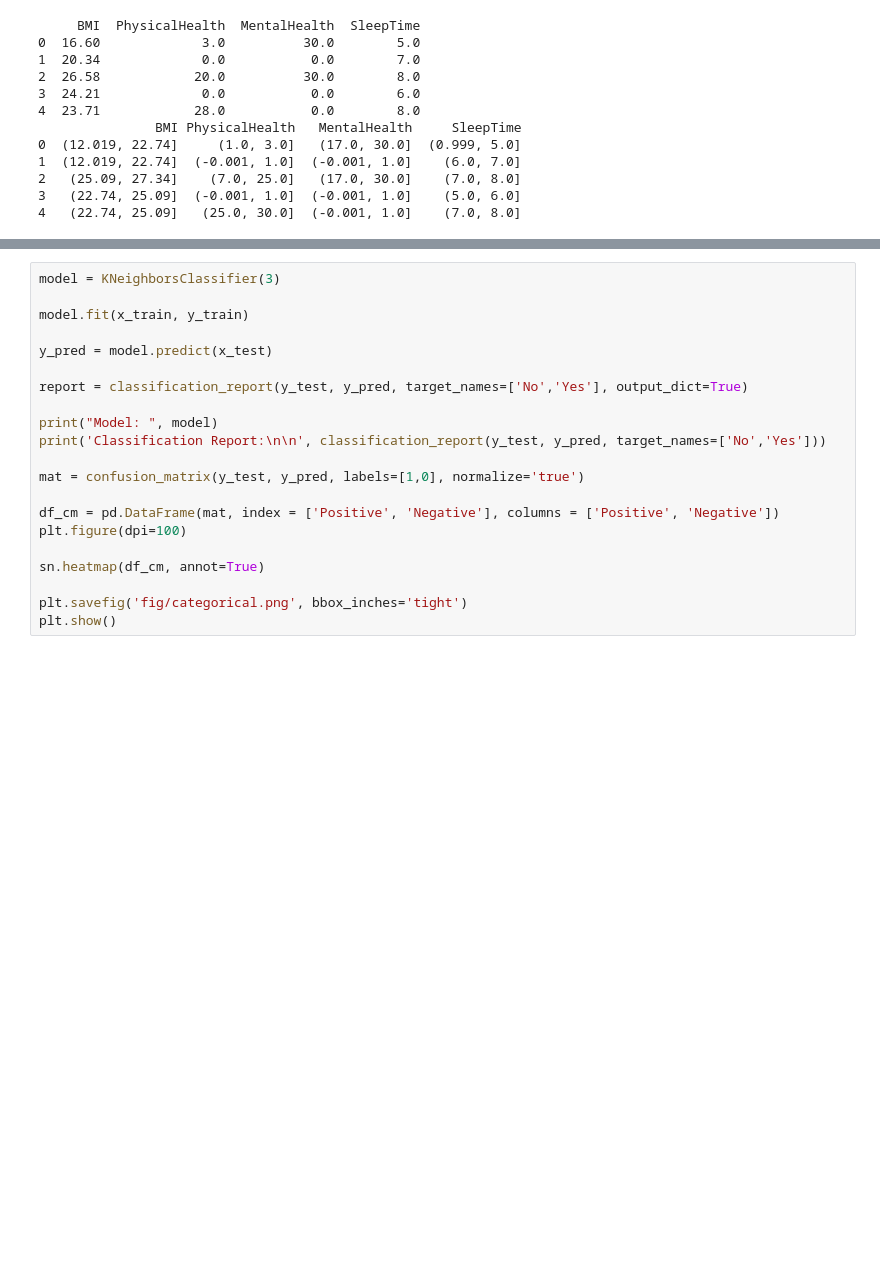
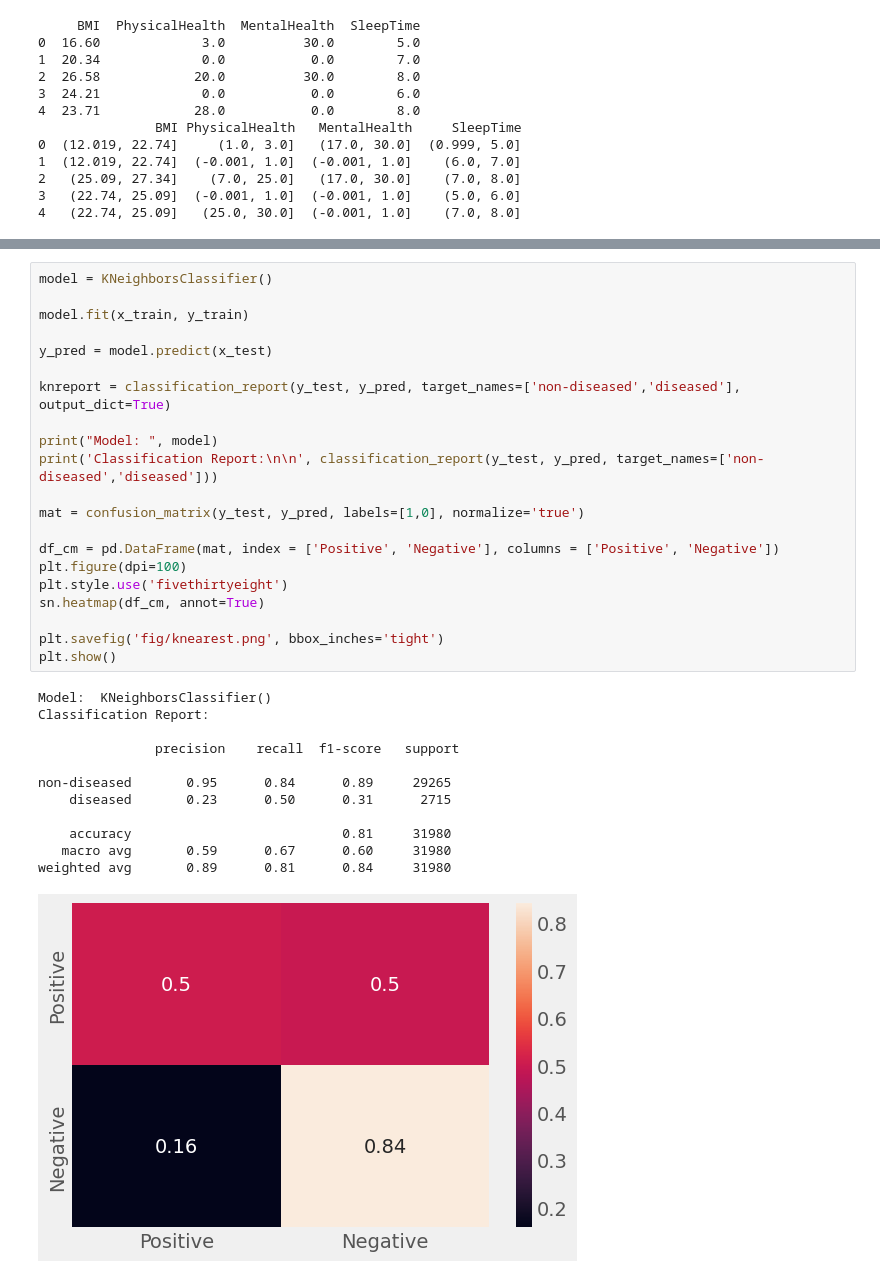
Before and after one commit to melihocakci/heart-disease-prediction, a Jupyter notebook: predict.ipynb, the cells around one changed output, grey strips where cells are left out. Drawn from its saved outputs; the diff is of its cells as text; blank space fills up the shorter version.

```diff
--- a/predict.ipynb
+++ b/predict.ipynb
@@ -137,21 +168,34 @@ weighted avg       0.87      0.88      0.88     47970
 # %%
-model = KNeighborsClassifier(3)
+model = KNeighborsClassifier()
 
 model.fit(x_train, y_train)
 
 y_pred = model.predict(x_test)
 
-report = classification_report(y_test, y_pred, target_names=['No','Yes'], output_dict=True)
+knreport = classification_report(y_test, y_pred, target_names=['non-diseased','diseased'], output_dict=True)
 
 print("Model: ", model)
-print('Classification Report:\n\n', classification_report(y_test, y_pred, target_names=['No','Yes']))
+print('Classification Report:\n\n', classification_report(y_test, y_pred, target_names=['non-diseased','diseased']))
 
 mat = confusion_matrix(y_test, y_pred, labels=[1,0], normalize='true')
 
 df_cm = pd.DataFrame(mat, index = ['Positive', 'Negative'], columns = ['Positive', 'Negative'])
 plt.figure(dpi=100)
-
+plt.style.use('fivethirtyeight')
 sn.heatmap(df_cm, annot=True)
 
-plt.savefig('fig/categorical.png', bbox_inches='tight')
+plt.savefig('fig/knearest.png', bbox_inches='tight')
 plt.show()
+# %% [output]
+Model:  KNeighborsClassifier()
+Classification Report:
+
+               precision    recall  f1-score   support
+
+non-diseased       0.95      0.84      0.89     29265
+    diseased       0.23      0.50      0.31      2715
+
+    accuracy                           0.81     31980
+   macro avg       0.59      0.67      0.60     31980
+weighted avg       0.89      0.81      0.84     31980
+[figure, added]
```
Also changed, not shown: parts of 7 cells of this notebook, 11 other files.
